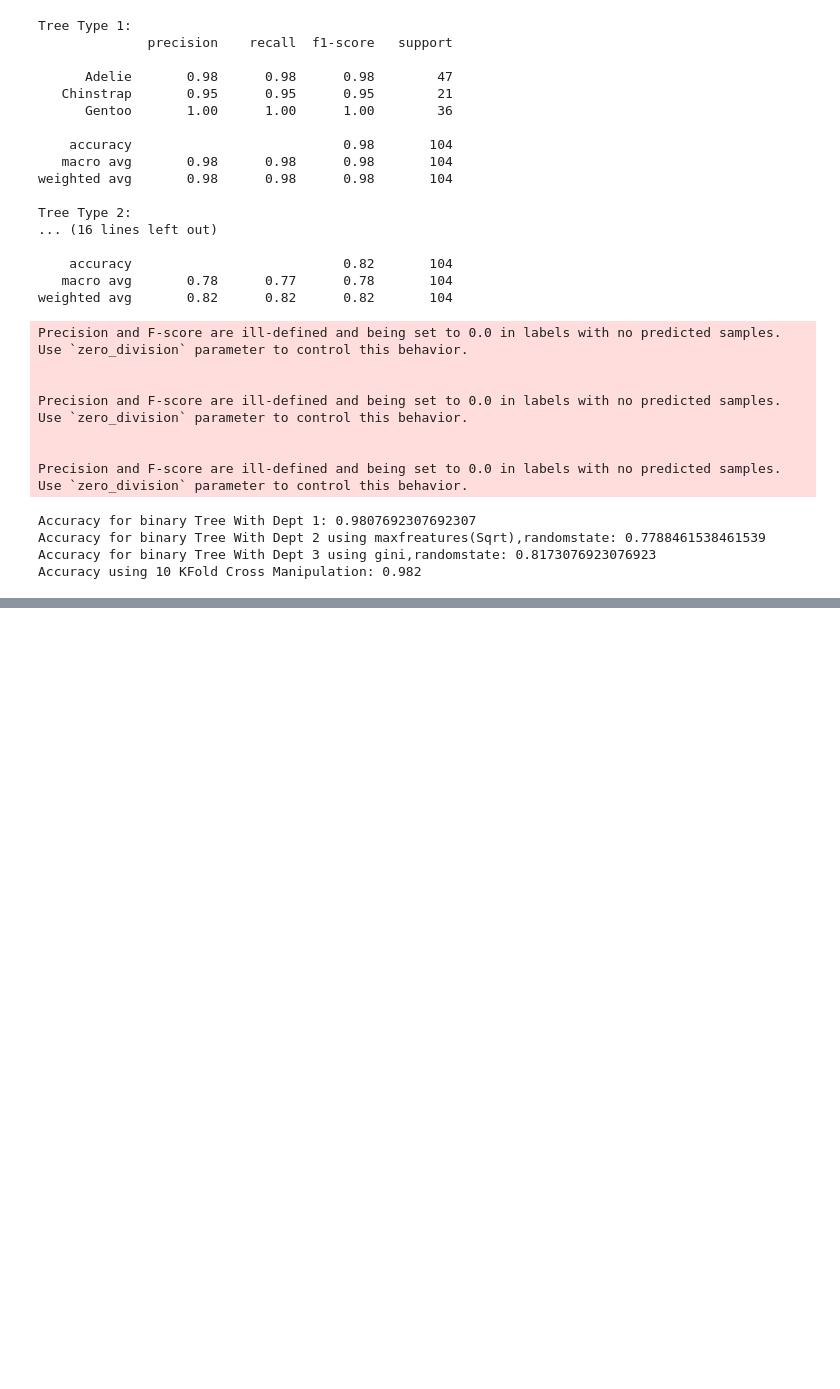
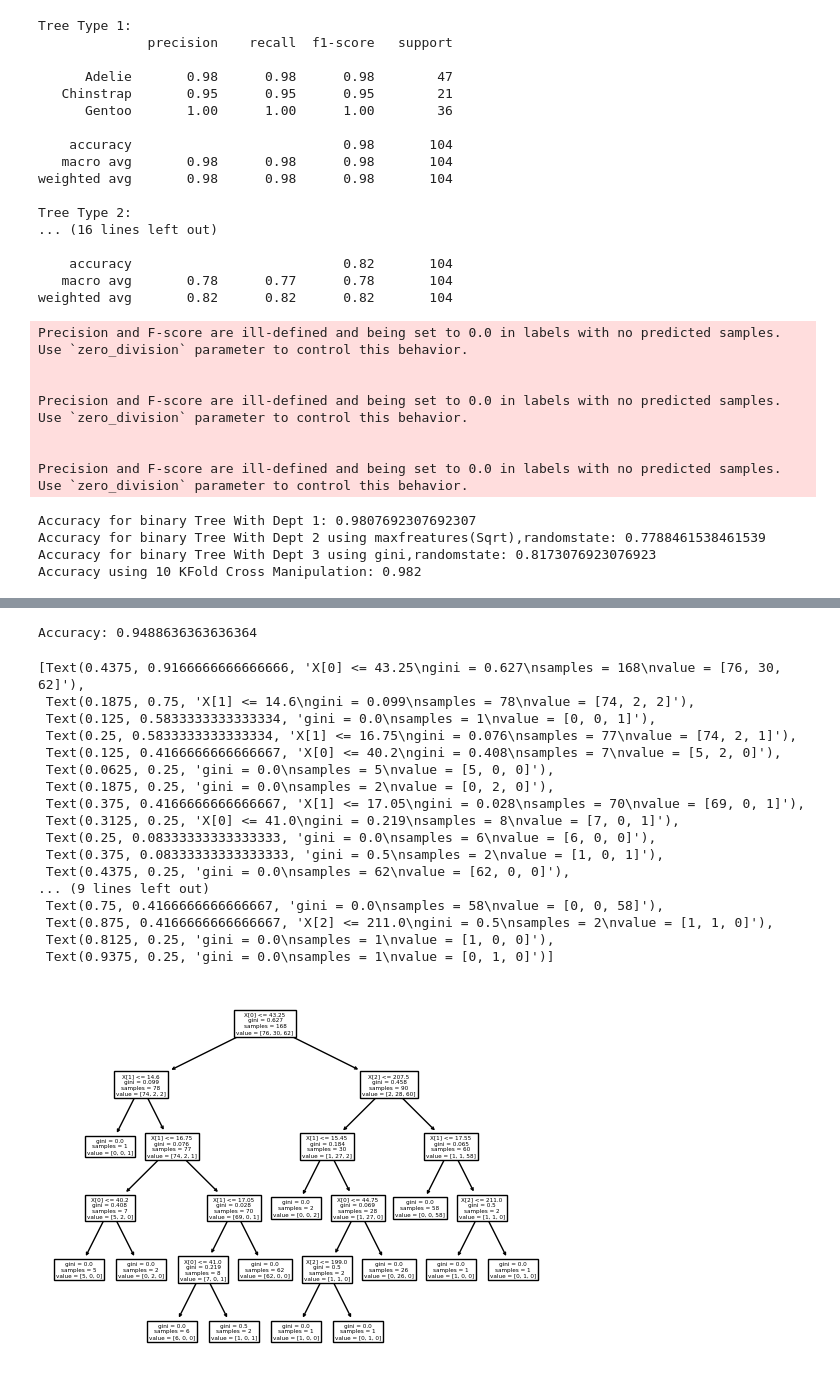
Before and after one commit to hoxyshmoo/DataMiningStuff, a Jupyter notebook: BinaryTreeClassification.ipynb, the cells around one changed output, grey strips where cells are left out. Drawn from its saved outputs; the diff is of its cells as text; code cells hidden in the pictures; blank space fills up the shorter version.

```diff
--- a/BinaryTreeClassification.ipynb
+++ b/BinaryTreeClassification.ipynb
@@ -421,0 +409,39 @@ weighted avg       0.96      0.96      0.96       240
+# %%
+#testing with by moving 30% of training set to testing set
+
+X_train, X_test, y_train, y_test = train_test_split(X, y, test_size=0.51, random_state=1) # 49% training and 51% test
+
+# Create Decision Tree classifer object
+BinaryTree30 = DecisionTreeClassifier()
+
+# Train Decision Tree Classifer
+BinaryTree30 = BinaryTree30.fit(X_train,y_train)
+
+#Predict the response for test dataset
+y_pred30 = BinaryTree30.predict(X_test)
+
+# Model Accuracy, how often is the classifier correct?
+print("Accuracy:",metrics.accuracy_score(y_test, y_pred30))
+
+
+plot_tree(BinaryTree30)
+# %% [output]
+Accuracy: 0.9488636363636364
+[Text(0.4375, 0.9166666666666666, 'X[0] <= 43.25\ngini = 0.627\nsamples = 168\nvalue = [76, 30, 62]'),
+ Text(0.1875, 0.75, 'X[1] <= 14.6\ngini = 0.099\nsamples = 78\nvalue = [74, 2, 2]'),
+ Text(0.125, 0.5833333333333334, 'gini = 0.0\nsamples = 1\nvalue = [0, 0, 1]'),
+ Text(0.25, 0.5833333333333334, 'X[1] <= 16.75\ngini = 0.076\nsamples = 77\nvalue = [74, 2, 1]'),
+ Text(0.125, 0.4166666666666667, 'X[0] <= 40.2\ngini = 0.408\nsamples = 7\nvalue = [5, 2, 0]'),
+ Text(0.0625, 0.25, 'gini = 0.0\nsamples = 5\nvalue = [5, 0, 0]'),
+ Text(0.1875, 0.25, 'gini = 0.0\nsamples = 2\nvalue = [0, 2, 0]'),
+ Text(0.375, 0.4166666666666667, 'X[1] <= 17.05\ngini = 0.028\nsamples = 70\nvalue = [69, 0, 1]'),
+ Text(0.3125, 0.25, 'X[0] <= 41.0\ngini = 0.219\nsamples = 8\nvalue = [7, 0, 1]'),
+ Text(0.25, 0.08333333333333333, 'gini = 0.0\nsamples = 6\nvalue = [6, 0, 0]'),
+ Text(0.375, 0.08333333333333333, 'gini = 0.5\nsamples = 2\nvalue = [1, 0, 1]'),
+ Text(0.4375, 0.25, 'gini = 0.0\nsamples = 62\nvalue = [62, 0, 0]'),
+... (9 lines left out)
+ Text(0.75, 0.4166666666666667, 'gini = 0.0\nsamples = 58\nvalue = [0, 0, 58]'),
+ Text(0.875, 0.4166666666666667, 'X[2] <= 211.0\ngini = 0.5\nsamples = 2\nvalue = [1, 1, 0]'),
+ Text(0.8125, 0.25, 'gini = 0.0\nsamples = 1\nvalue = [1, 0, 0]'),
+ Text(0.9375, 0.25, 'gini = 0.0\nsamples = 1\nvalue = [0, 1, 0]')]
+[figure, added]
```
Also changed, not shown: parts of 8 cells of this notebook, 1 other file.
